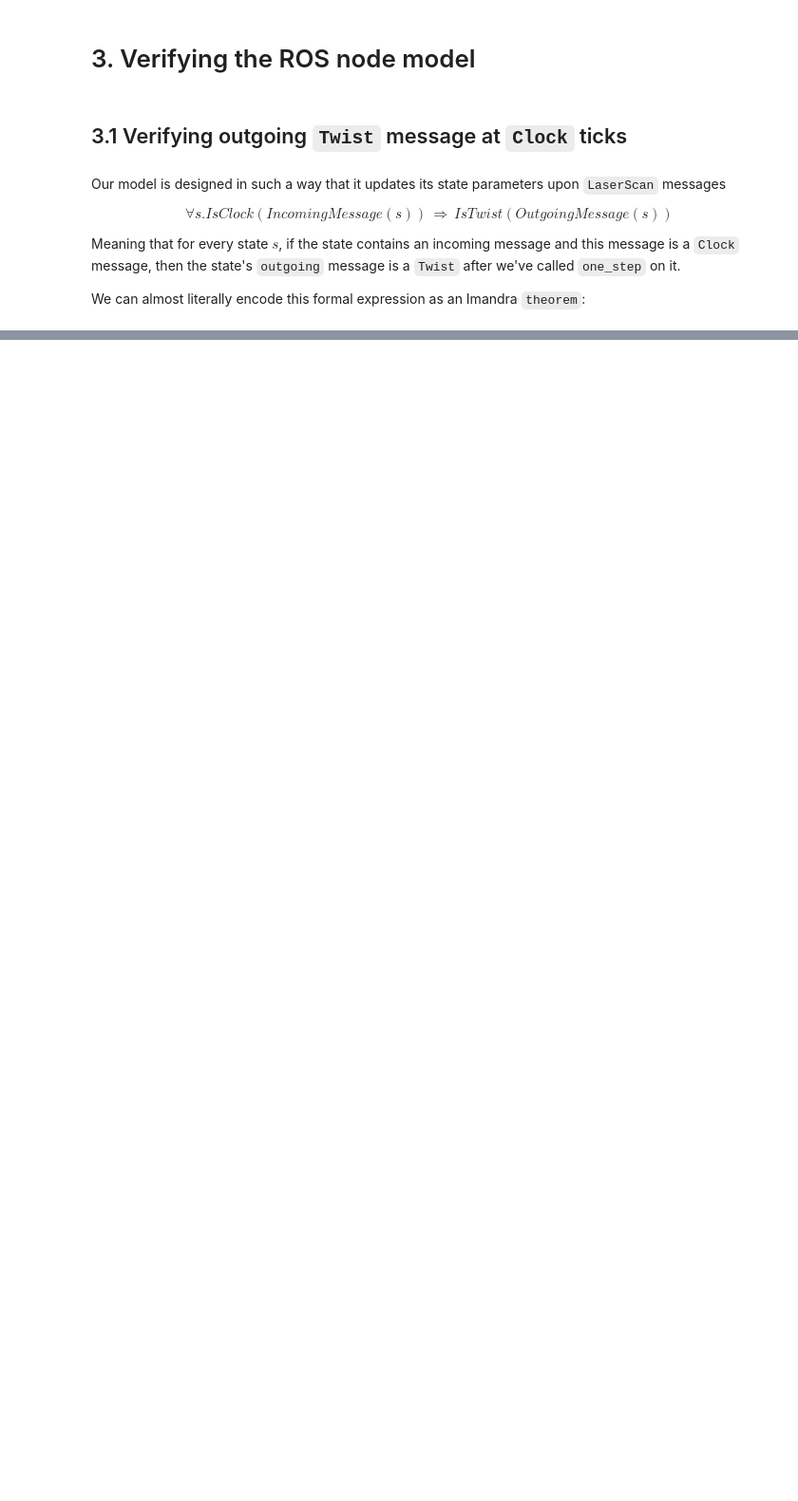
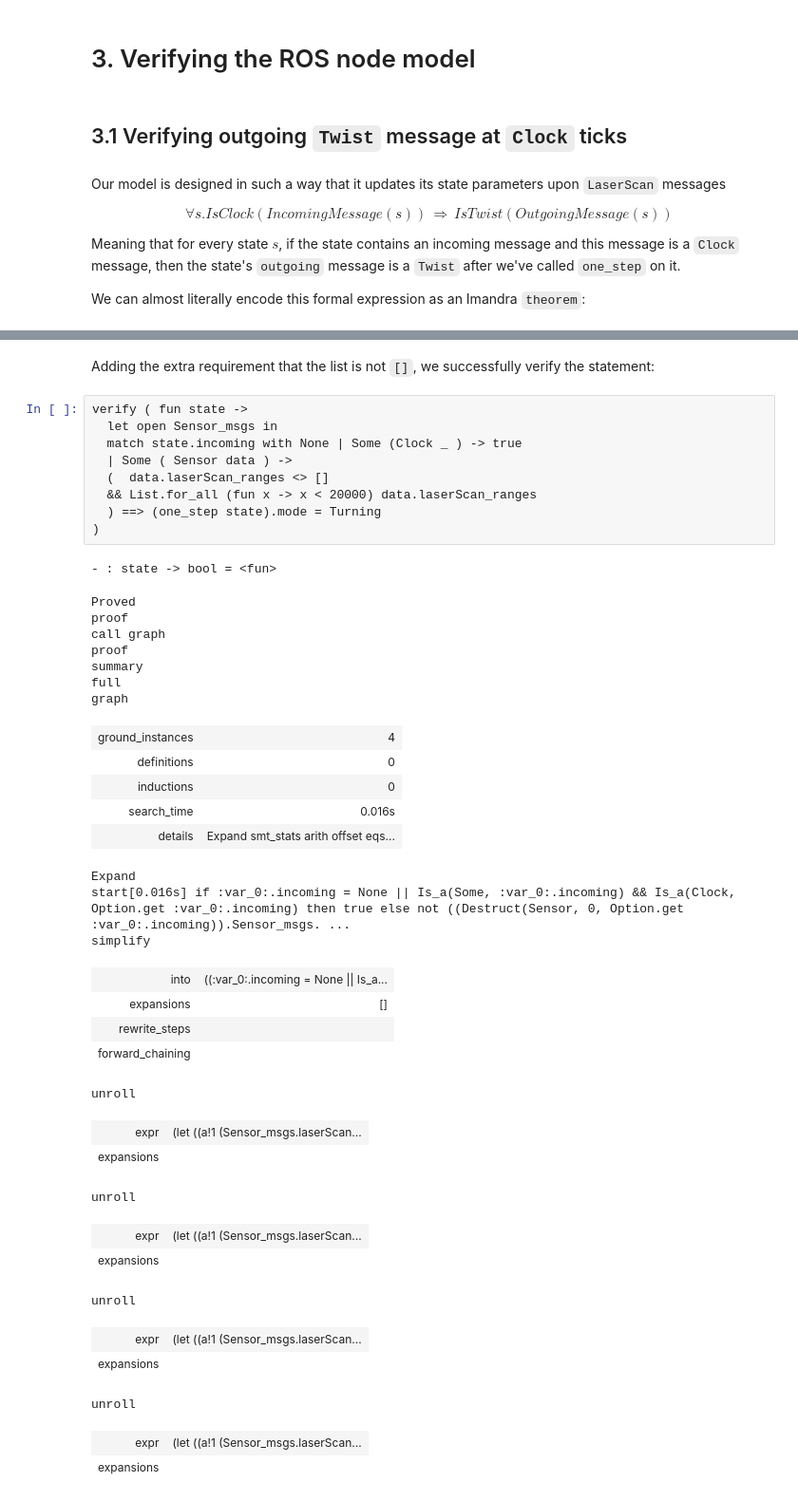
Before and after one commit to imandra-ai/imandra-ros, a Jupyter notebook: imandra_model/Robotic OS 2.ipynb, the cells around one changed output, grey strips where cells are left out. Shown: that part at 95% size. Saved outputs shown, nothing was run; the diff lists cells and outputs as text; blank space fills up the shorter version.

```diff
--- a/imandra_model/Robotic OS 2.ipynb
+++ b/imandra_model/Robotic OS 2.ipynb
@@ -269,0 +324,44 @@ One can see that the theorem is "Proven", meaning that Imandra has formally chec
+# %% [markdown]
+Adding the extra requirement that the list is not `[]`, we successfully verify the statement:
+# %%
+verify ( fun state ->
+  let open Sensor_msgs in
+  match state.incoming with None | Some (Clock _ ) -> true
+  | Some ( Sensor data ) ->
+  (  data.laserScan_ranges <> []
+  && List.for_all (fun x -> x < 20000) data.laserScan_ranges
+  ) ==> (one_step state).mode = Turning
+)
+# %% [output]
+- : state -> bool = <fun>
+Proved
+proof
+call graph
+proof
+summary
+full
+graph
+| ground_instances | 4 |
+| definitions | 0 |
+| inductions | 0 |
+| search_time | 0.016s |
+| details | Expand smt_stats arith offset eqs... |
+Expand
+start[0.016s] if :var_0:.incoming = None || Is_a(Some, :var_0:.incoming) && Is_a(Clock, Option.get :var_0:.incoming) then true else not ((Destruct(Sensor, 0, Option.get :var_0:.incoming)).Sensor_msgs. ...
+simplify
+| into | ((:var_0:.incoming = None || Is_a... |
+| expansions | [] |
+| rewrite_steps |  |
+| forward_chaining |  |
+unroll
+| expr | (let ((a!1 (Sensor_msgs.laserScan... |
+| expansions |  |
+unroll
+| expr | (let ((a!1 (Sensor_msgs.laserScan... |
+| expansions |  |
+unroll
+| expr | (let ((a!1 (Sensor_msgs.laserScan... |
+| expansions |  |
+unroll
+| expr | (let ((a!1 (Sensor_msgs.laserScan... |
+| expansions |  |
```
Also changed, not shown: parts of 39 cells of this notebook.
